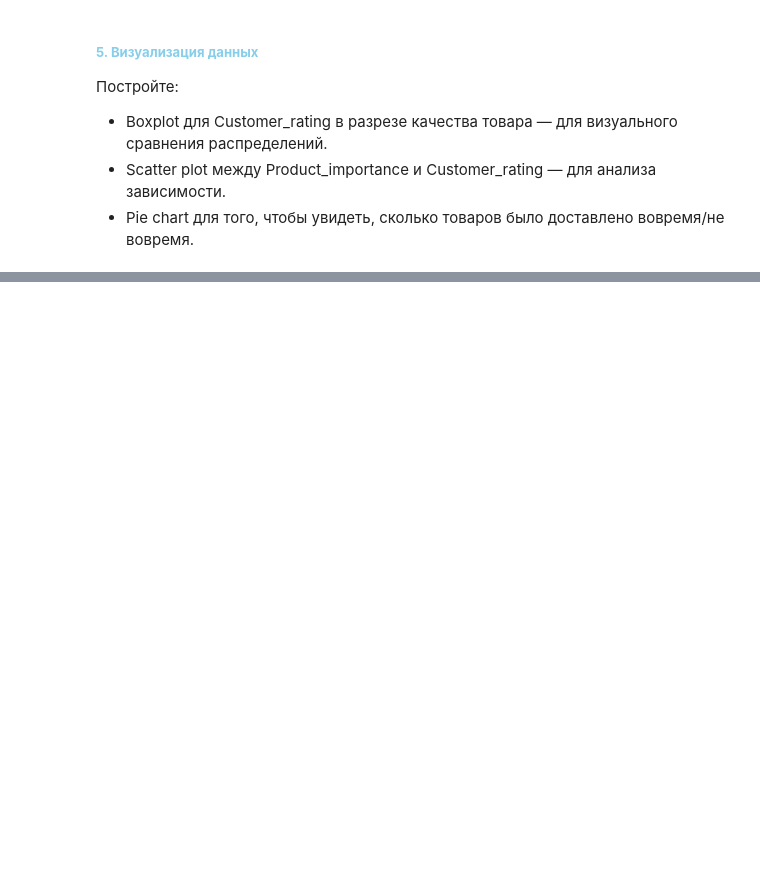
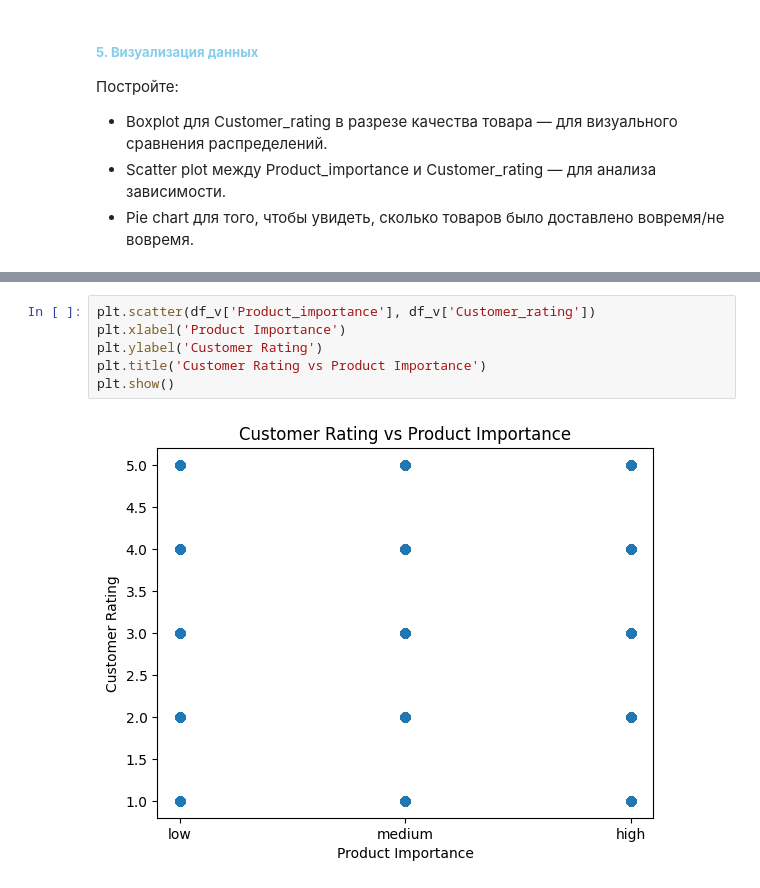
Before and after one commit to gggvitalii90/python_analytics_ich_120925, a Jupyter notebook: notebooks/Python for DA_PR24-for_students.ipynb, the cells around one changed output, grey strips where cells are left out. Cells and saved outputs as stored; diff of their text form; blank space fills up the shorter version.

```diff
--- a/notebooks/Python for DA_PR24-for_students.ipynb
+++ b/notebooks/Python for DA_PR24-for_students.ipynb
@@ -44,0 +231,8 @@
+# %%
+plt.scatter(df_v['Product_importance'], df_v['Customer_rating'])
+plt.xlabel('Product Importance')
+plt.ylabel('Customer Rating')
+plt.title('Customer Rating vs Product Importance')
+plt.show()
+# %% [output]
+[figure, added]
```
Also changed, not shown: parts of 13 cells of this notebook, 7 other files.
